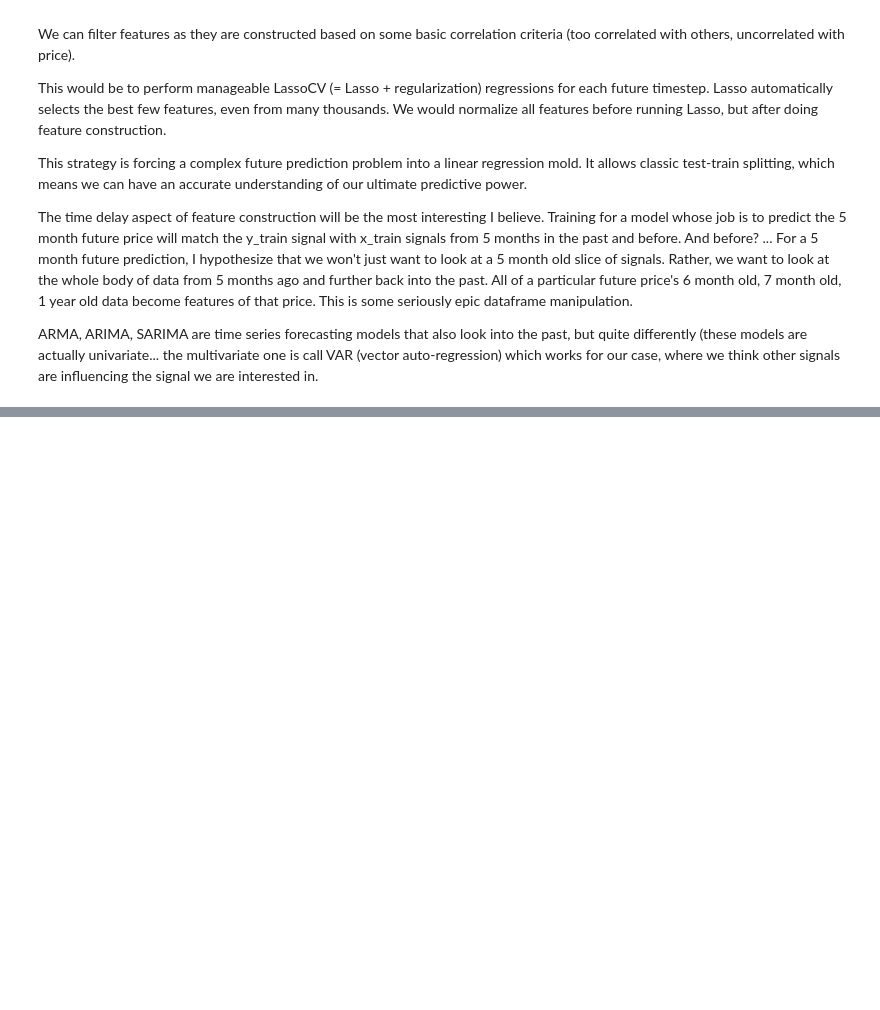
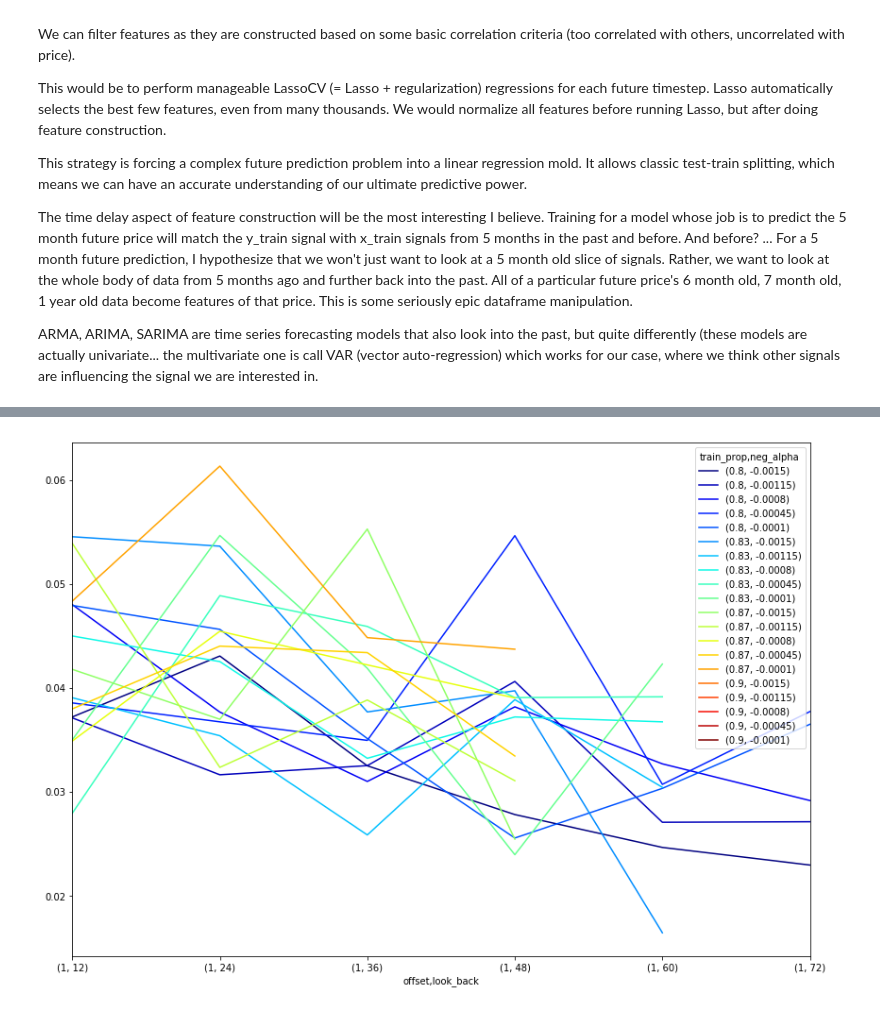
Before and after one commit to ericyehl/EPP-Feature-Modeling, a Jupyter notebook: Project.ipynb, the cells around one changed output, grey strips where cells are left out. Saved outputs shown, nothing was run; the diff lists cells and outputs as text; code cells hidden in the pictures; blank space fills up the shorter version.

```diff
--- a/Project.ipynb
+++ b/Project.ipynb
@@ -269,0 +354,6 @@ from sklearn.linear_model import LassoCV
+# %%
+plt.close("all")
+training_dfs[0].unstack(level=-2, fill_value=None).unstack(level=-1, fill_value=None).test_error.plot(colormap='jet')
+plt.show()
+# %% [output]
+[figure, added]
```
Also changed, not shown: parts of 54 cells of this notebook, 1 other file.
